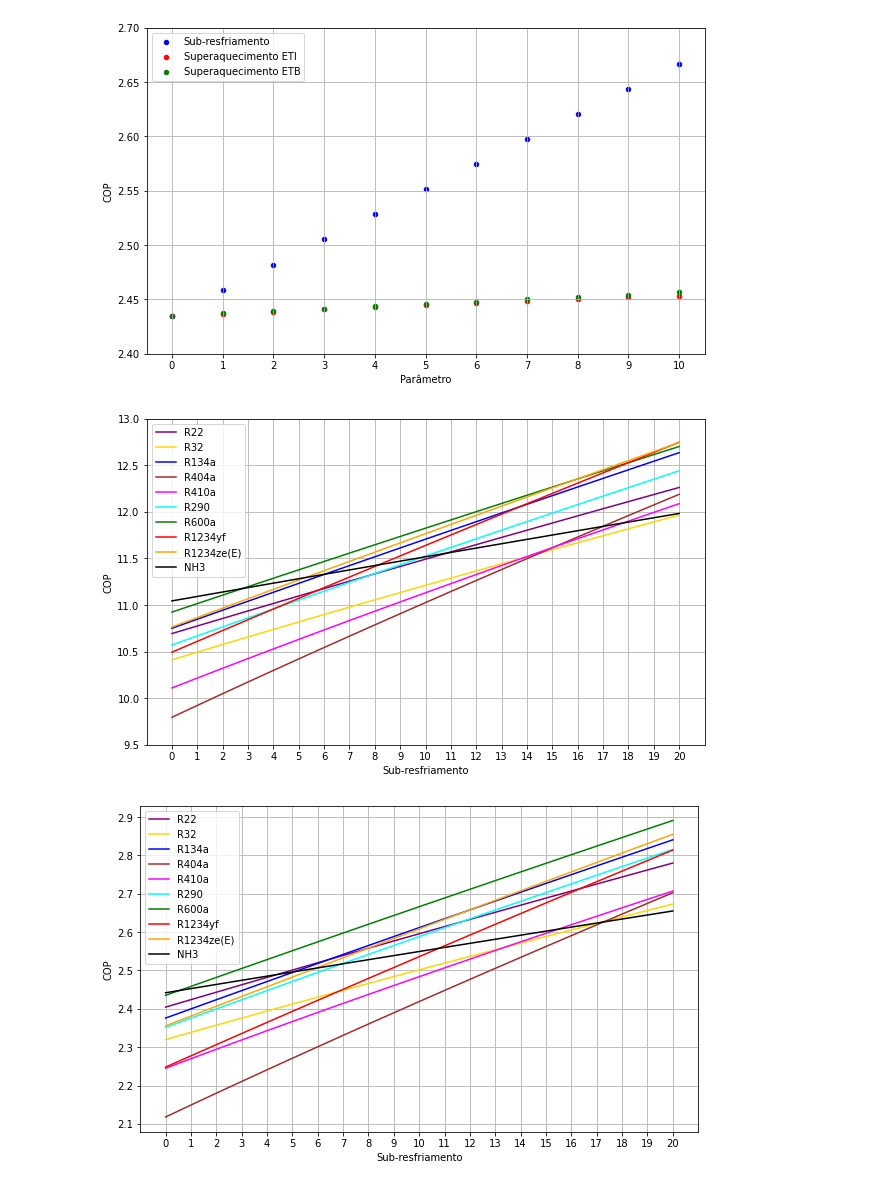
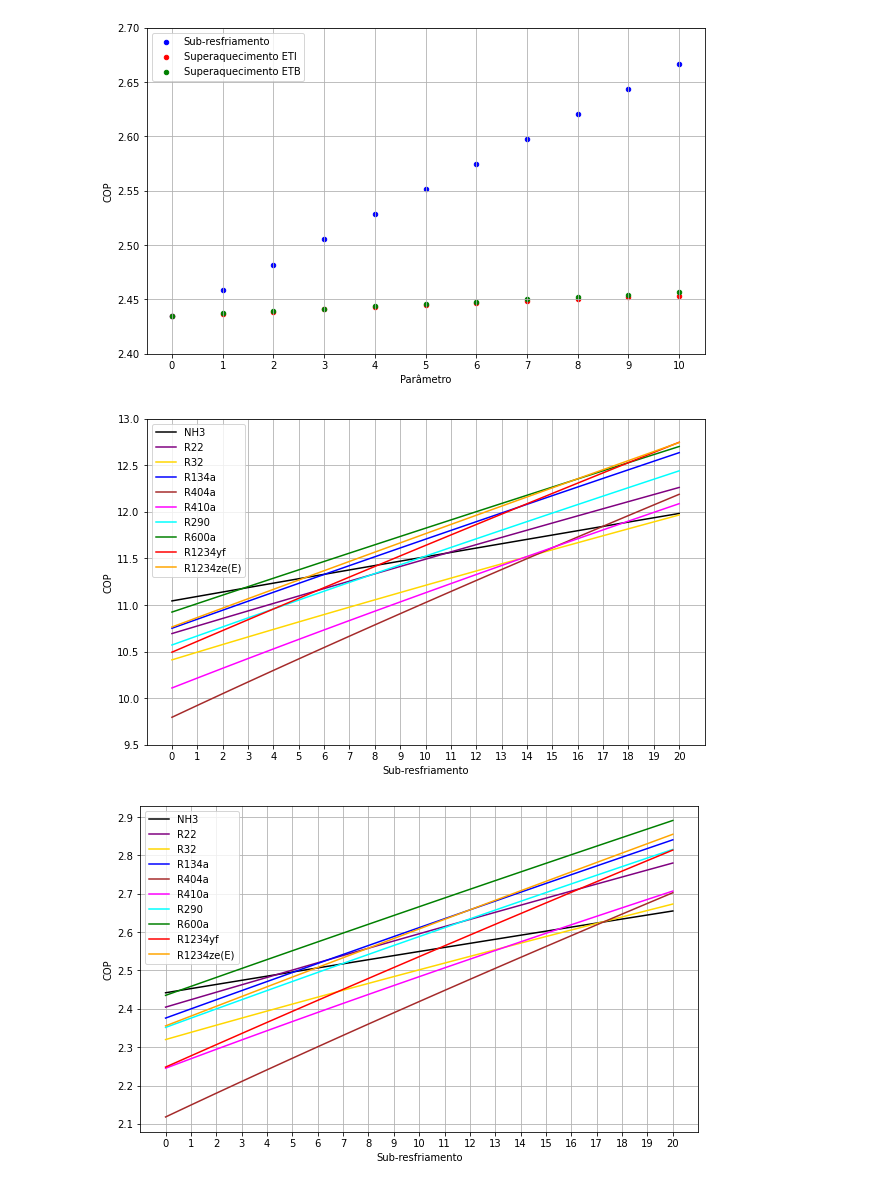
Before and after one commit to pflpedrosa/refrigeration-cycle-optimization, a Jupyter notebook: src/graphs_generator.ipynb, the cells around one changed output. Saved outputs shown, nothing was run; the diff lists cells and outputs as text; code cells hidden in the pictures.

Commit message:
changing refrigerant order to generate graphs

```diff
--- a/src/graphs_generator.ipynb
+++ b/src/graphs_generator.ipynb
@@ -229,41 +229,41 @@ def generate_df_for_comparison_of_subcooling_effect_on_refrigerants_basic_cycle(
     return results
 
 dfs = {}
-refrigerants = ['R22', 'R32', 'R134a', 'R404a', 'R410a', 'R290', 'R600a', 'R1234yf', 'R1234ze(E)', 'NH3']
+refrigerants = ['NH3', 'R22', 'R32', 'R134a', 'R404a', 'R410a', 'R290', 'R600a', 'R1234yf', 'R1234ze(E)']
 refrigerant_colors = {
     'R600a': 'green',
     'R134a': 'blue',
     'R1234yf': 'red',
     'R1234ze(E)': 'orange',
     'R22': 'purple',
     'R290': 'cyan',
     'NH3': 'black',
     'R404a': 'brown',
     'R410a': 'magenta',
     'R32': 'gold'
 }
 for refrigerant in refrigerants:
     dfs[refrigerant] = generate_df_for_comparison_of_subcooling_effect_on_refrigerants_basic_cycle(refrigerant)
 
 fig, ax = plt.subplots(figsize=(10, 6))
 for refrigerant in refrigerants:
     dfs[refrigerant].plot(
         x='subcooling',
         y='cop',
         kind='line',
         color=refrigerant_colors[refrigerant],
         label=refrigerant,
         ax=ax
 )
 ax.set_ylabel('COP')
 ax.set_xlabel('Sub-resfriamento')
 ax.set_xticks(range(0,21))
 ax.set_yticks([9 + (x * 0.5) for x in range(1, 9)])
 ax.grid(True)
 
 plt.savefig('images/comparison_of_subcooling_effect_on_refrigerants_basic_cycle.png')
 # %% [output]
-[figure, old version]
+[figure, new version]
 # %%
 def generate_df_for_comparison_of_subcooling_effect_on_refrigerants_two_evaporators_cycle(refrigerant):
     input_values = {
@@ -302,7 +302,7 @@ def generate_df_for_comparison_of_subcooling_effect_on_refrigerants_two_evaporat
     return results
 
 dfs = {}
-refrigerants = ['R22', 'R32', 'R134a', 'R404a', 'R410a', 'R290', 'R600a', 'R1234yf', 'R1234ze(E)', 'NH3']
+refrigerants = ['NH3', 'R22', 'R32', 'R134a', 'R404a', 'R410a', 'R290', 'R600a', 'R1234yf', 'R1234ze(E)']
 refrigerant_colors = {
     'R600a': 'green',
     'R134a': 'blue',
@@ -336,4 +336,4 @@ ax.grid(True)
 
 plt.savefig('images/comparison_of_subcooling_effect_on_refrigerants_two_evaporators_cycle.png')
 # %% [output]
-[figure, old version]
+[figure, new version]
```
Also changed, not shown: 2 other files.
